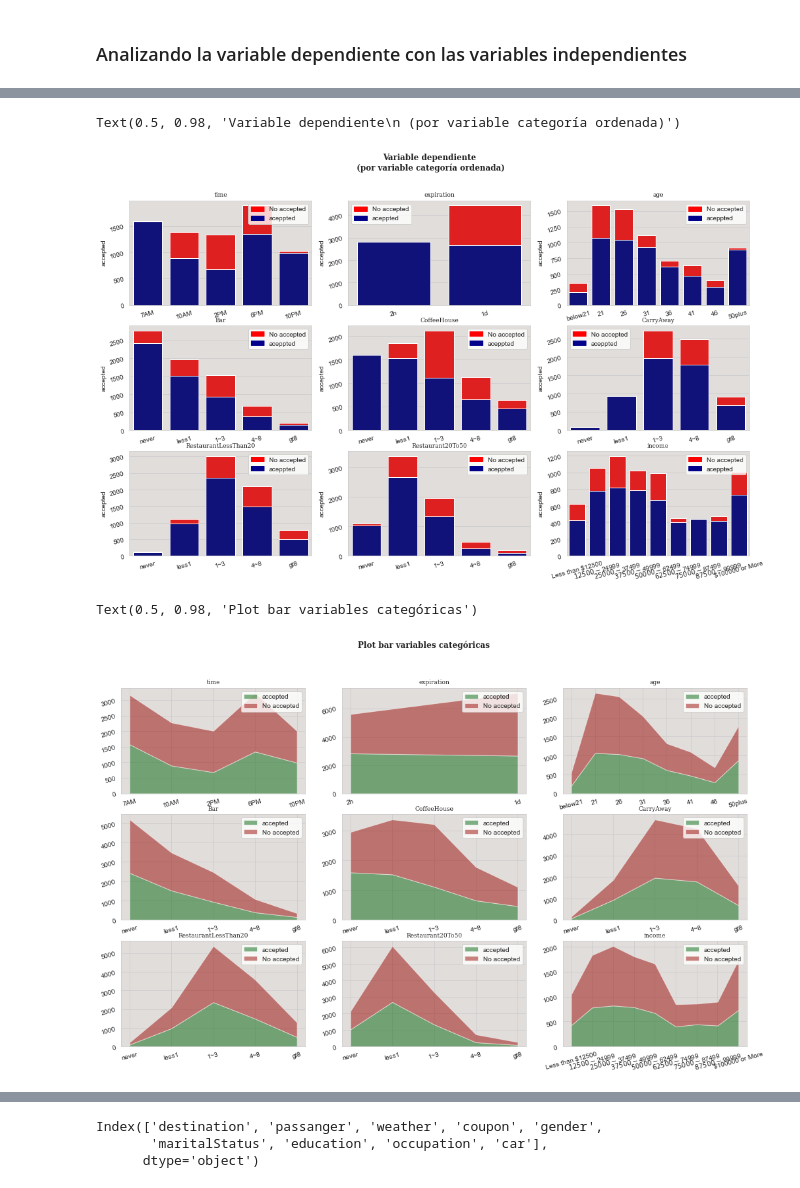
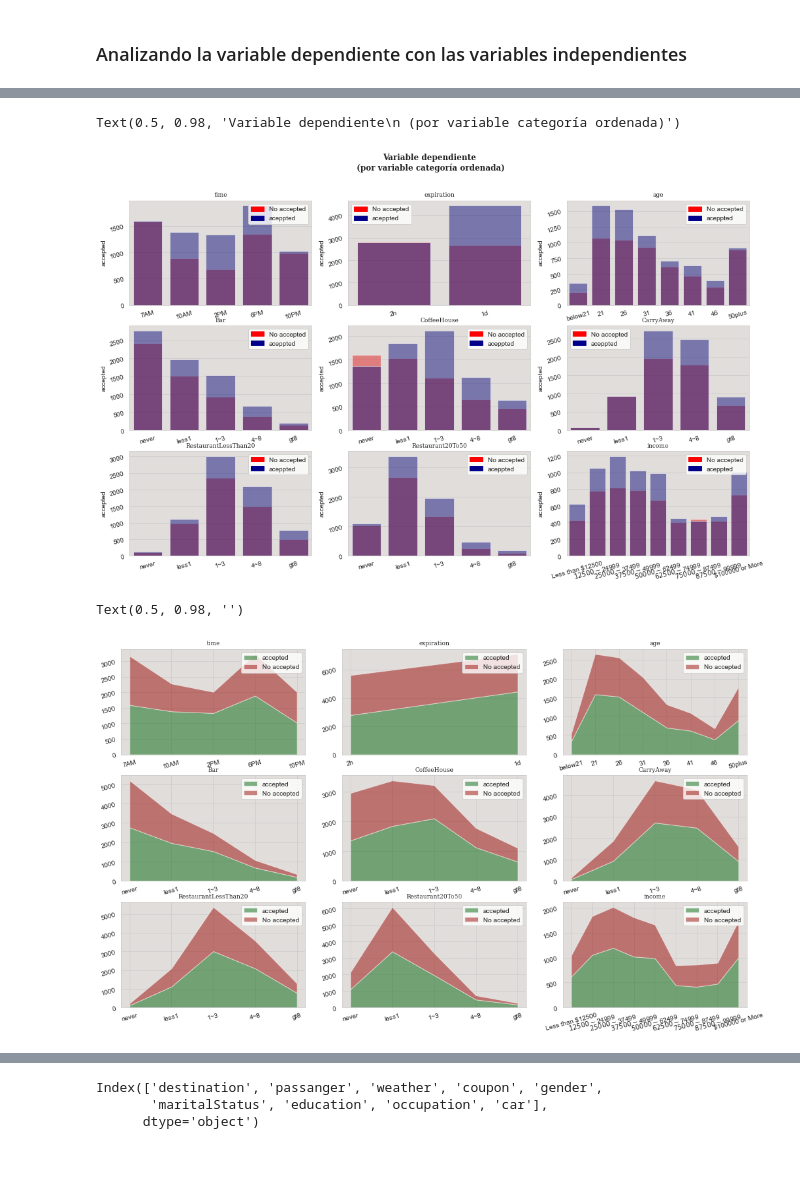
Before and after one commit to jose25050/proyectoMachineLearning, a Jupyter notebook: script.ipynb, the cells around one changed output, grey strips where cells are left out. Saved outputs shown, nothing was run; the diff lists cells and outputs as text; code cells hidden in the pictures; blank space fills up the shorter version.

```diff
--- a/script.ipynb
+++ b/script.ipynb
@@ -319,7 +342,7 @@ var_string =  ['time',
 for i,variable in enumerate(var_string):
 
     ## creando el grupo de dataset
-    plot_y2 = pd.crosstab(data2[variable],data2.Y).reset_index().rename(columns={0:"accepted",1 : "No accepted"})
+    plot_y2 = pd.crosstab(data2[variable],data2.Y).reset_index().rename(columns={1:"accepted",0 : "No accepted"})
     plot_y3  = plot_y2
     plot_y3["total"]= plot_y2["accepted"]+ plot_y2["No accepted"]
 
@@ -365,15 +388,15 @@ var_string =  ['time',
 for i,variable in enumerate(var_string):
 
     ## creando el grupo de dataset
-    plot_y2 = pd.crosstab(data2[variable],data2.Y).reset_index().rename(columns={0:"accepted",1 : "No accepted"})
+    plot_y2 = pd.crosstab(data2[variable],data2.Y).reset_index().rename(columns={1:"accepted",0 : "No accepted"})
 
     ## plot 1
     sns.barplot(data = plot_y2,
-    x = variable, y = "No accepted", color= "red", ax = axes[i])
+    x = variable, y = "No accepted", color= "red", ax = axes[i], alpha = 0.5)
 
     # plot 2
     bottom_plot = sns.barplot(data = plot_y2,
-    x = variable, y = "accepted", color= "darkblue", estimator=sum, ax = axes[i])
+    x = variable, y = "accepted", color= "darkblue", estimator=sum, ax = axes[i], alpha = 0.5)
 
     # combinar
 
@@ -389,38 +412,38 @@ fig.suptitle("Variable dependiente\n (por variable categoría ordenada)", fontsi
 fontweight = "bold",fontfamily="serif")
 # %% [output]
 Text(0.5, 0.98, 'Variable dependiente\n (por variable categoría ordenada)')
-[figure, old version]
+[figure, new version]
 # %%
 fig, axes = plt.subplots(nrows= 3,ncols = 3, figsize = (17,10))
 axes = axes.flat
 
 var_string =  ['time',
  'expiration',
  'age',
  'Bar',
  'CoffeeHouse',
  'CarryAway',
  'RestaurantLessThan20',
  'Restaurant20To50', "income"]
 
 for i,variable in enumerate(var_string):
 
     sns.set_style("whitegrid")
-    plot_y2 = pd.crosstab(data2[variable],data2.Y).reset_index().rename(columns={0:"accepted",1 : "No accepted"})
+    plot_y2 = pd.crosstab(data2[variable],data2.Y).reset_index().rename(columns={1:"accepted",0 : "No accepted"})
 
     axes[i].stackplot(plot_y2[variable],plot_y2["accepted"], plot_y2["No accepted"],
     labels =["accepted","No accepted"],alpha = 0.5, colors = ["#05680e","#9a0b05"])
 
     axes[i].set_title(variable,fontsize = 9, fontfamily="serif")
     axes[i].set_xlabel("")
     axes[i].set_facecolor('#e0dddb')
     axes[i].tick_params(labelsize = 10, rotation = 15)
     axes[i].legend(loc='upper right')
 fig.suptitle("", fontsize = 12,
 fontweight = "bold",fontfamily="serif")
 # %% [output]
-Text(0.5, 0.98, 'Plot bar variables categóricas')
+Text(0.5, 0.98, '')
-[figure, old version]
+[figure, new version]
 # %%
 fig, axes = plt.subplots(nrows= 3,ncols = 3, figsize = (17,10))
 axes = axes.flat
```
Also changed, not shown: parts of 33 cells of this notebook.
